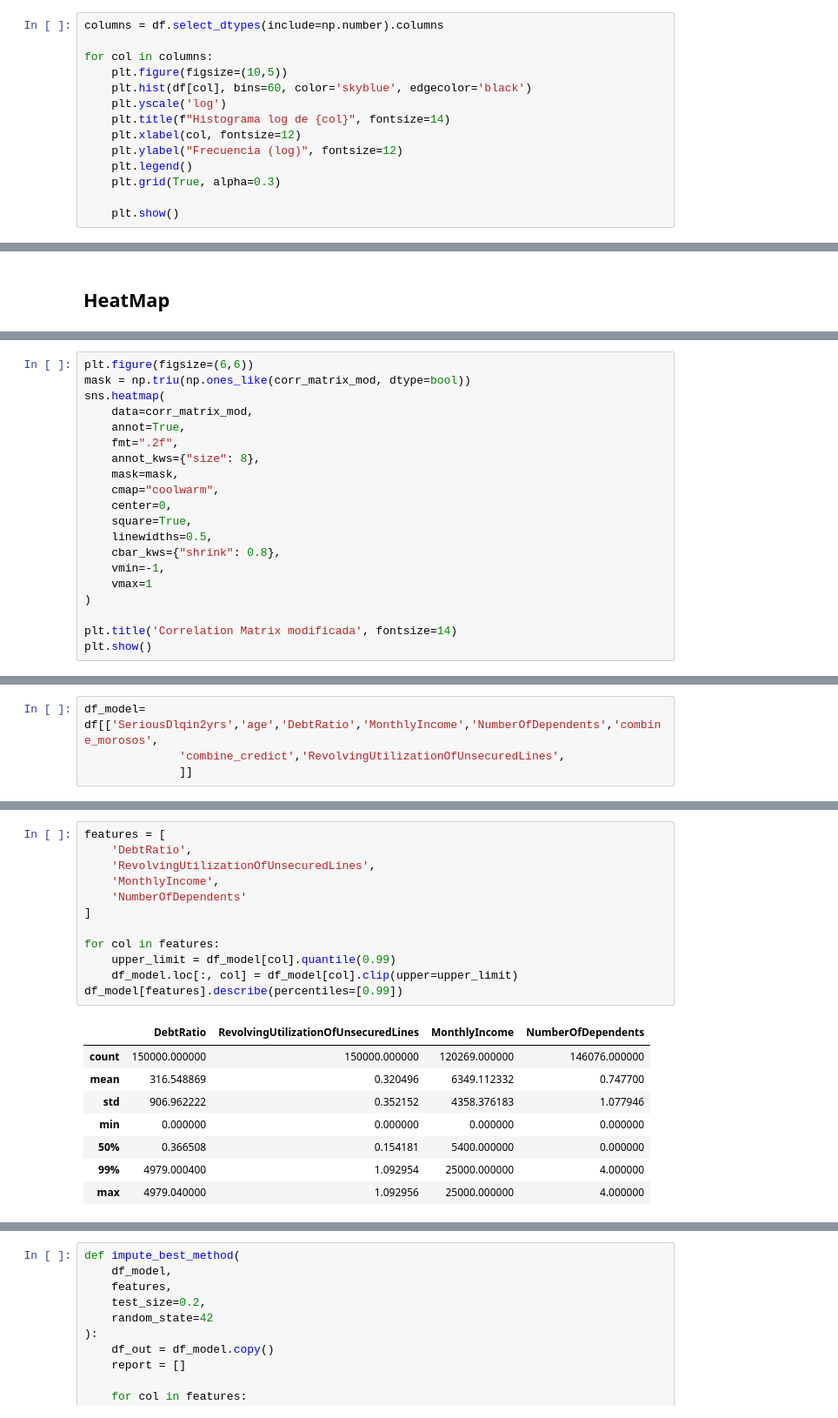
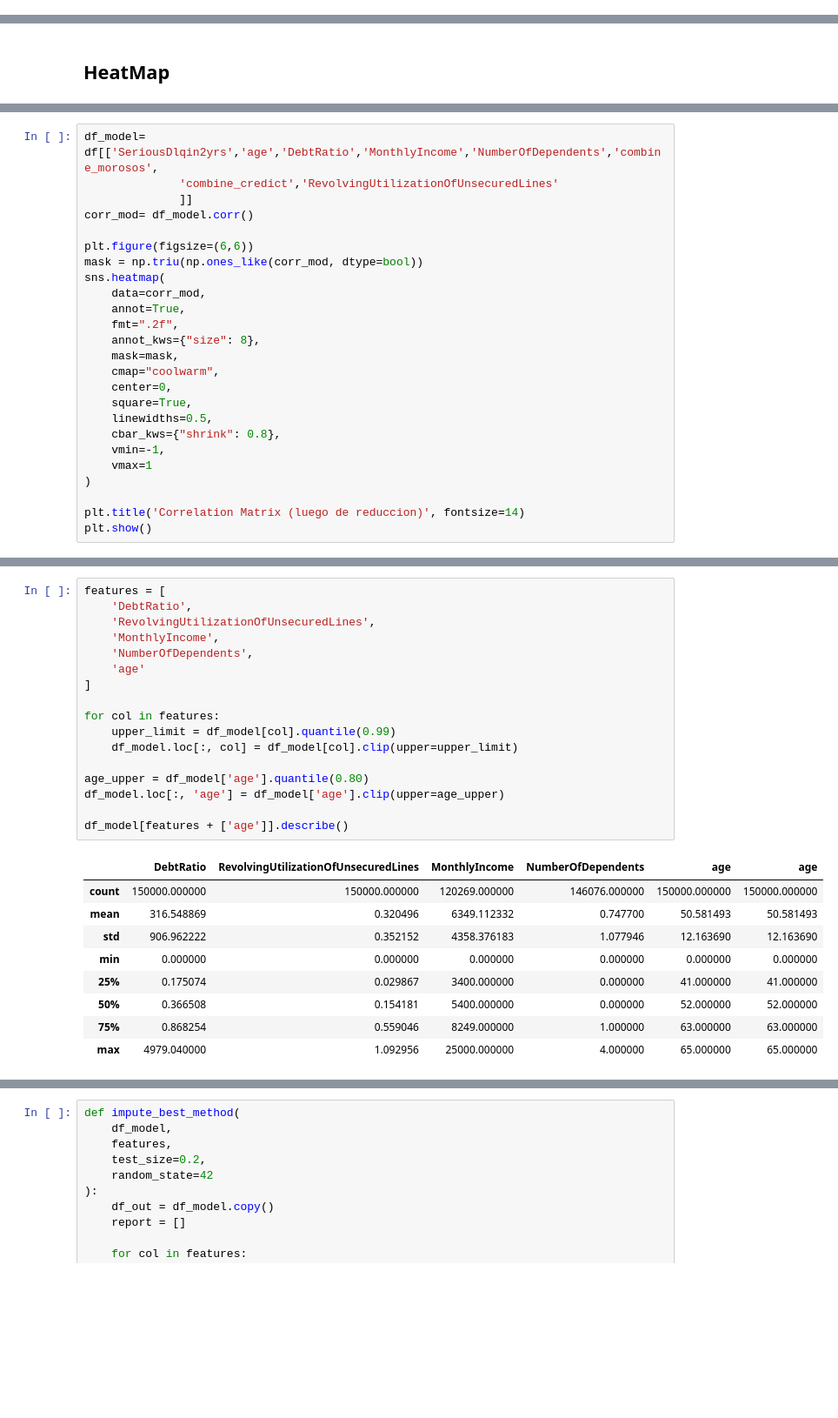
Before and after one commit to THEWACHER1103/analisis_crediticio, a Jupyter notebook: Analisis_crediticio.ipynb, the cells around one changed output, grey strips where cells are left out. Shown at 87% size. Saved outputs shown, nothing was run; the diff lists cells and outputs as text; blank space fills up the shorter version.

```diff
--- a/Analisis_crediticio.ipynb
+++ b/Analisis_crediticio.ipynb
@@ -202,14 +224,0 @@ for col in columns:
-# %%
-columns = df.select_dtypes(include=np.number).columns
-
-for col in columns:
-    plt.figure(figsize=(10,5))
-    plt.hist(df[col], bins=60, color='skyblue', edgecolor='black')
-    plt.yscale('log')
-    plt.title(f"Histograma log de {col}", fontsize=14)
-    plt.xlabel(col, fontsize=12)
-    plt.ylabel("Frecuencia (log)", fontsize=12)
-    plt.legend()
-    plt.grid(True, alpha=0.3)
-
-    plt.show()
@@ -336,8 +295,13 @@ Esta variable consolida distintos niveles de atraso y aporta una señal predicti
 # %%
+df_model= df[['SeriousDlqin2yrs','age','DebtRatio','MonthlyIncome','NumberOfDependents','combine_morosos',
+              'combine_credict','RevolvingUtilizationOfUnsecuredLines'
+              ]]
+corr_mod= df_model.corr()
+
 plt.figure(figsize=(6,6))
-mask = np.triu(np.ones_like(corr_matrix_mod, dtype=bool))
+mask = np.triu(np.ones_like(corr_mod, dtype=bool))
 sns.heatmap(
-    data=corr_matrix_mod,
+    data=corr_mod,
     annot=True,
     fmt=".2f",
     annot_kws={"size": 8},
@@ -351,6 +315,6 @@ sns.heatmap(
     vmax=1
 )
 
-plt.title('Correlation Matrix modificada', fontsize=14)
+plt.title('Correlation Matrix (luego de reduccion)', fontsize=14)
 plt.show()
 # %% [output]
@@ -358,4 +321,0 @@ plt.show()
-# %%
-df_model= df[['SeriousDlqin2yrs','age','DebtRatio','MonthlyIncome','NumberOfDependents','combine_morosos',
-              'combine_credict','RevolvingUtilizationOfUnsecuredLines',
-              ]]
@@ -393,21 +336,27 @@ Se excluyeron del proceso las variables SeriousDlqin2yrs, age, combine_morosos y
 # %%
 features = [
     'DebtRatio',
     'RevolvingUtilizationOfUnsecuredLines',
     'MonthlyIncome',
-    'NumberOfDependents'
+    'NumberOfDependents',
+    'age'
 ]
 
 for col in features:
     upper_limit = df_model[col].quantile(0.99)
     df_model.loc[:, col] = df_model[col].clip(upper=upper_limit)
-df_model[features].describe(percentiles=[0.99])
+
+age_upper = df_model['age'].quantile(0.80)
+df_model.loc[:, 'age'] = df_model['age'].clip(upper=age_upper)
+
+df_model[features + ['age']].describe()
 # %% [output]
-|  | DebtRatio | RevolvingUtilizationOfUnsecuredLines | MonthlyIncome | NumberOfDependents |
-| count | 150000.000000 | 150000.000000 | 120269.000000 | 146076.000000 |
-| mean | 316.548869 | 0.320496 | 6349.112332 | 0.747700 |
-| std | 906.962222 | 0.352152 | 4358.376183 | 1.077946 |
-| min | 0.000000 | 0.000000 | 0.000000 | 0.000000 |
-| 50% | 0.366508 | 0.154181 | 5400.000000 | 0.000000 |
-| 99% | 4979.000400 | 1.092954 | 25000.000000 | 4.000000 |
-| max | 4979.040000 | 1.092956 | 25000.000000 | 4.000000 |
+|  | DebtRatio | RevolvingUtilizationOfUnsecuredLines | MonthlyIncome | NumberOfDependents | age | age |
+| count | 150000.000000 | 150000.000000 | 120269.000000 | 146076.000000 | 150000.000000 | 150000.000000 |
+| mean | 316.548869 | 0.320496 | 6349.112332 | 0.747700 | 50.581493 | 50.581493 |
+| std | 906.962222 | 0.352152 | 4358.376183 | 1.077946 | 12.163690 | 12.163690 |
+| min | 0.000000 | 0.000000 | 0.000000 | 0.000000 | 0.000000 | 0.000000 |
+| 25% | 0.175074 | 0.029867 | 3400.000000 | 0.000000 | 41.000000 | 41.000000 |
+| 50% | 0.366508 | 0.154181 | 5400.000000 | 0.000000 | 52.000000 | 52.000000 |
+| 75% | 0.868254 | 0.559046 | 8249.000000 | 1.000000 | 63.000000 | 63.000000 |
+| max | 4979.040000 | 1.092956 | 25000.000000 | 4.000000 | 65.000000 | 65.000000 |
```
Also changed, not shown: parts of 62 cells of this notebook.
